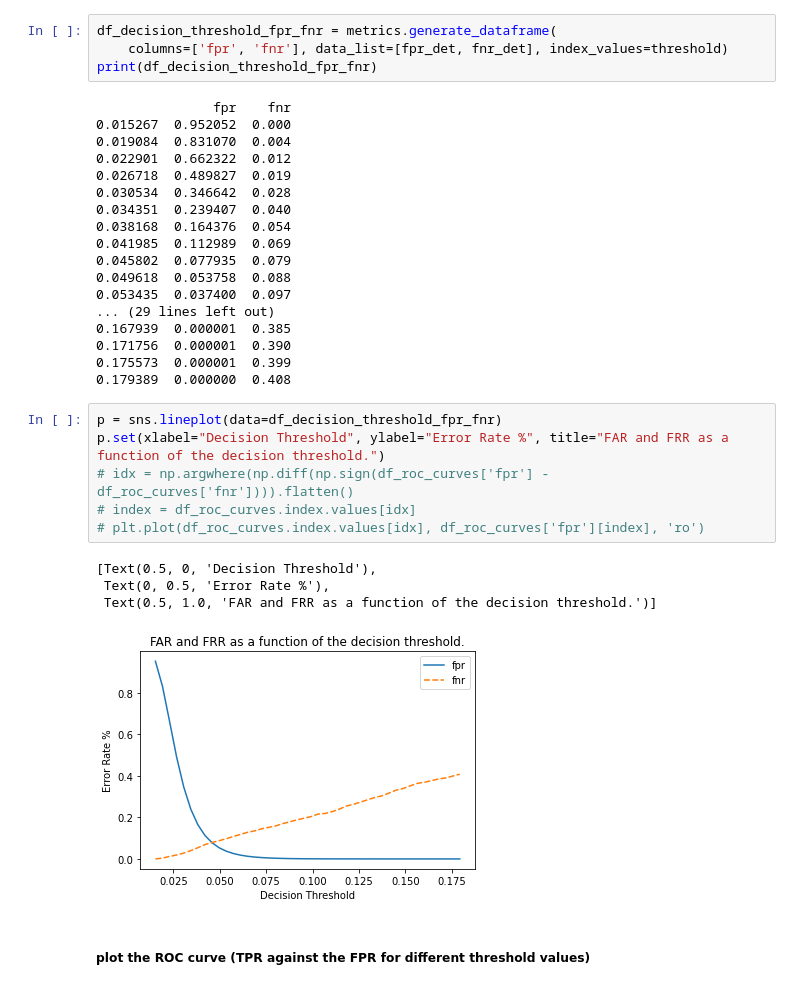
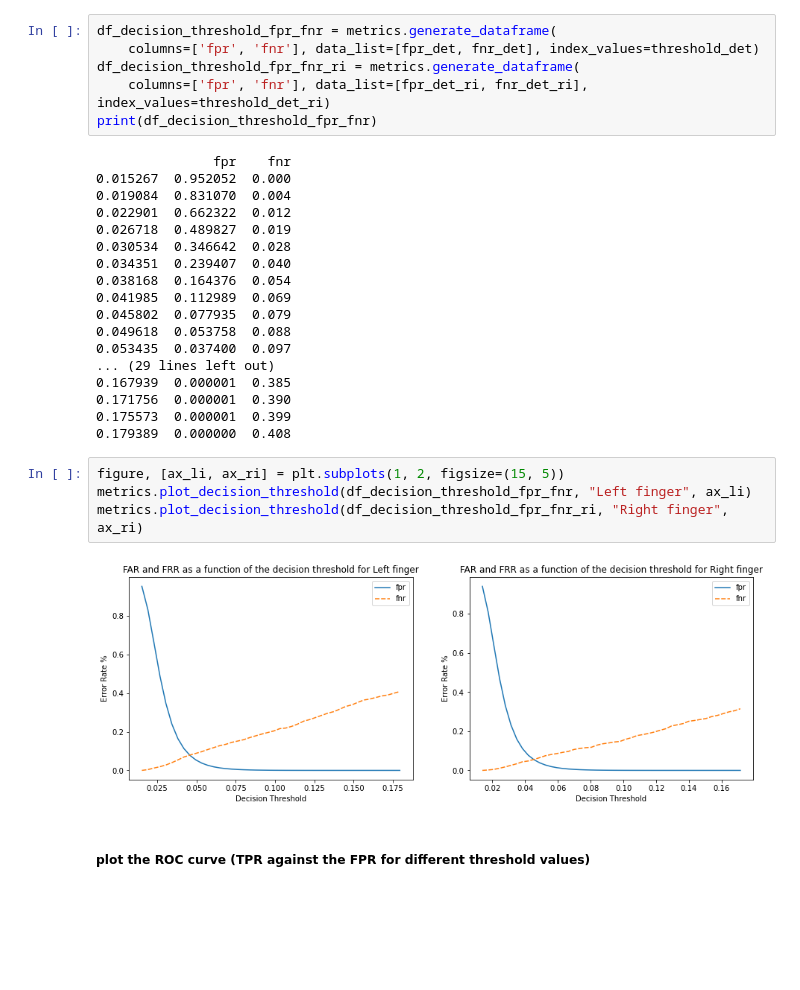
Before and after one commit to haroldsnyers/biometrics, a Jupyter notebook: Assignment1/assignment_1_2022.ipynb, the cells around one changed output. Drawn from its saved outputs; the diff is of its cells as text; blank space fills up the shorter version.

```diff
--- a/Assignment1/assignment_1_2022.ipynb
+++ b/Assignment1/assignment_1_2022.ipynb
@@ -246,7 +249,9 @@ fnr_roc = 1 - tpr_roc
 - FRR <=> FNR <=> FN/P <=> 1-TPR
 # %%
 df_decision_threshold_fpr_fnr = metrics.generate_dataframe(
-    columns=['fpr', 'fnr'], data_list=[fpr_det, fnr_det], index_values=threshold)
+    columns=['fpr', 'fnr'], data_list=[fpr_det, fnr_det], index_values=threshold_det)
+df_decision_threshold_fpr_fnr_ri = metrics.generate_dataframe(
+    columns=['fpr', 'fnr'], data_list=[fpr_det_ri, fnr_det_ri], index_values=threshold_det_ri)
 print(df_decision_threshold_fpr_fnr)
 # %% [output]
                fpr    fnr
@@ -266,17 +271,12 @@ print(df_decision_threshold_fpr_fnr)
 0.171756  0.000001  0.390
 0.175573  0.000001  0.399
 0.179389  0.000000  0.408
-# %%
-p = sns.lineplot(data=df_decision_threshold_fpr_fnr)
-p.set(xlabel="Decision Threshold", ylabel="Error Rate %", title="FAR and FRR as a function of the decision threshold.")
-# idx = np.argwhere(np.diff(np.sign(df_roc_curves['fpr'] - df_roc_curves['fnr']))).flatten()
-# index = df_roc_curves.index.values[idx]
-# plt.plot(df_roc_curves.index.values[idx], df_roc_curves['fpr'][index], 'ro')
-# %% [output]
-[Text(0.5, 0, 'Decision Threshold'),
- Text(0, 0.5, 'Error Rate %'),
- Text(0.5, 1.0, 'FAR and FRR as a function of the decision threshold.')]
-[figure, removed]
+# %%
+figure, [ax_li, ax_ri] = plt.subplots(1, 2, figsize=(15, 5))
+metrics.plot_decision_threshold(df_decision_threshold_fpr_fnr, "Left finger", ax_li)
+metrics.plot_decision_threshold(df_decision_threshold_fpr_fnr_ri, "Right finger", ax_ri)
+# %% [output]
+[figure, added]
 # %% [markdown]
 ##### plot the ROC curve (TPR against the FPR for different threshold values)
 # %%
```
Also changed, not shown: parts of 33 cells of this notebook, 2 other files.
